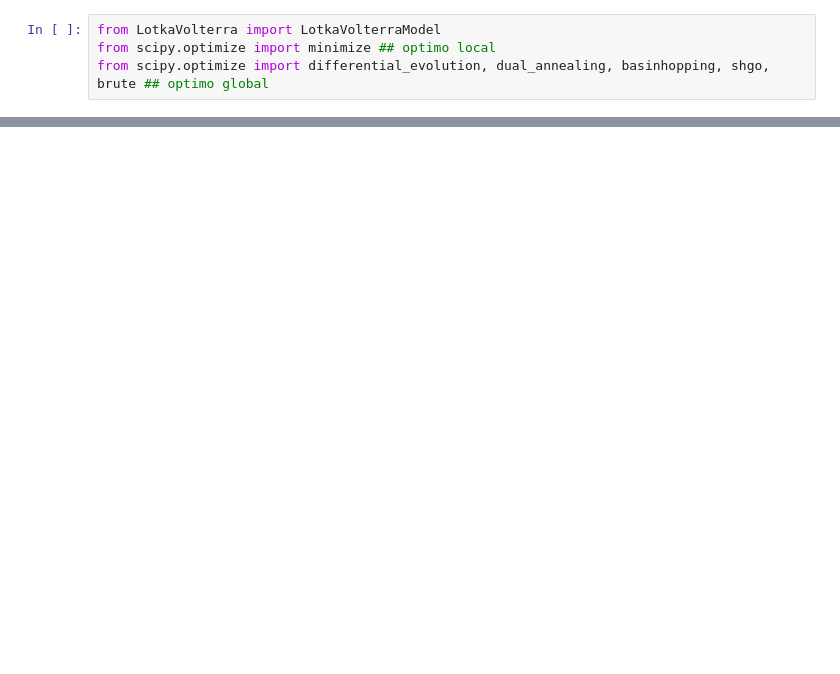
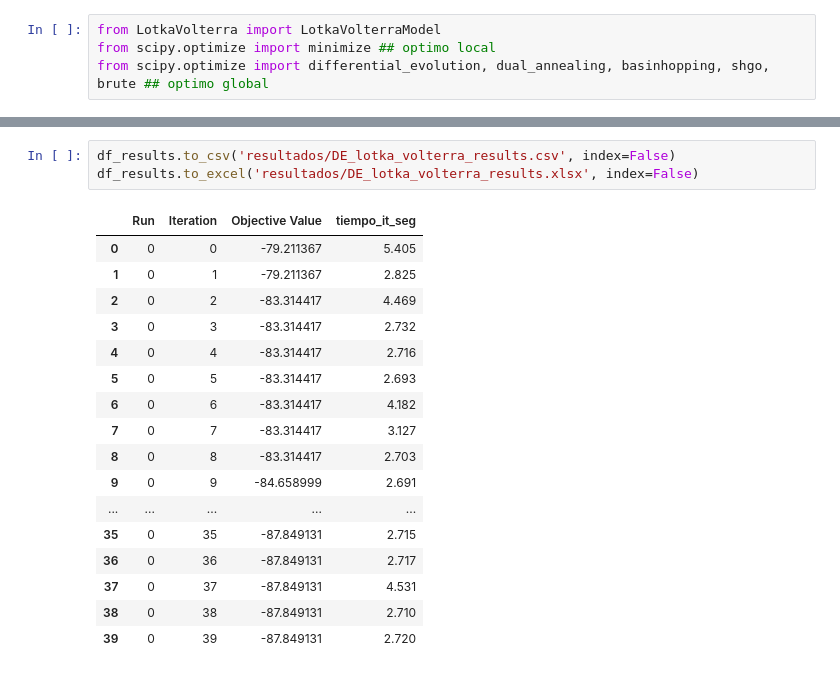
Before and after one commit to juancamiloespana/RL_DS, a Jupyter notebook: Lotka_volterra/optimizacion_lotka.ipynb, the cells around one changed output, grey strips where cells are left out. Saved outputs shown, nothing was run; the diff lists cells and outputs as text; blank space fills up the shorter version.

```diff
--- a/Lotka_volterra/optimizacion_lotka.ipynb
+++ b/Lotka_volterra/optimizacion_lotka.ipynb
@@ -156,0 +228,21 @@ print(df)
+# %%
+df_results.to_csv('resultados/DE_lotka_volterra_results.csv', index=False)
+df_results.to_excel('resultados/DE_lotka_volterra_results.xlsx', index=False)
+# %% [output]
+|  | Run | Iteration | Objective Value | tiempo_it_seg |
+| 0 | 0 | 0 | -79.211367 | 5.405 |
+| 1 | 0 | 1 | -79.211367 | 2.825 |
+| 2 | 0 | 2 | -83.314417 | 4.469 |
+| 3 | 0 | 3 | -83.314417 | 2.732 |
+| 4 | 0 | 4 | -83.314417 | 2.716 |
+| 5 | 0 | 5 | -83.314417 | 2.693 |
+| 6 | 0 | 6 | -83.314417 | 4.182 |
+| 7 | 0 | 7 | -83.314417 | 3.127 |
+| 8 | 0 | 8 | -83.314417 | 2.703 |
+| 9 | 0 | 9 | -84.658999 | 2.691 |
+| ... | ... | ... | ... | ... |
+| 35 | 0 | 35 | -87.849131 | 2.715 |
+| 36 | 0 | 36 | -87.849131 | 2.717 |
+| 37 | 0 | 37 | -87.849131 | 4.531 |
+| 38 | 0 | 38 | -87.849131 | 2.710 |
+| 39 | 0 | 39 | -87.849131 | 2.720 |
```
Also changed, not shown: parts of 14 cells of this notebook, 3 other files.
